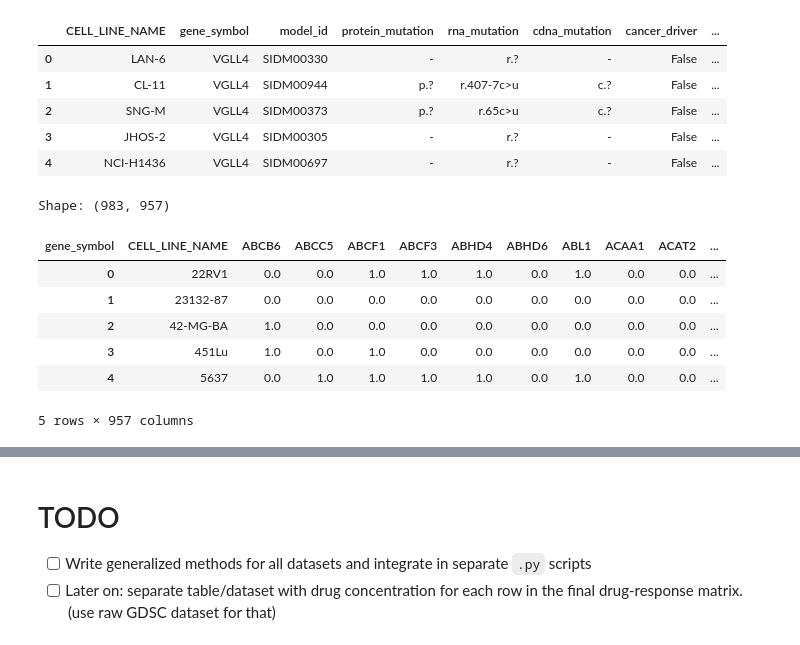
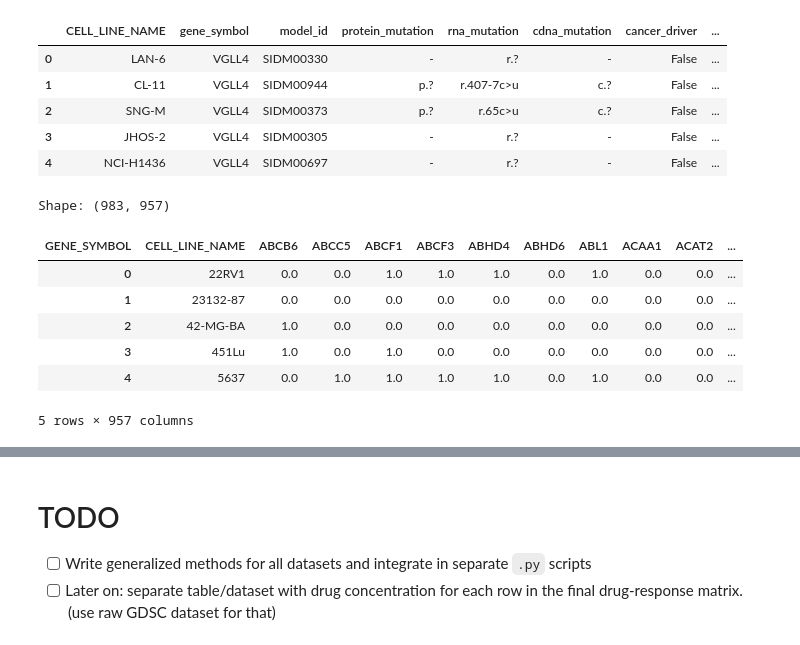
Before and after one commit to PeeteKeesel/gnn-for-drug-response-prediction, a Jupyter notebook: notebooks/dataset_creations.ipynb, the cells around one changed output, grey strips where cells are left out. Cells and saved outputs as stored; diff of their text form; code cells hidden in the pictures.

```diff
--- a/notebooks/dataset_creations.ipynb
+++ b/notebooks/dataset_creations.ipynb
@@ -639,26 +639,27 @@ Shape: (235906, 8)
 # %%
 mutations_v5 = pd.pivot_table(
     data    = mutations_v4,
     values  = 'cancer_driver',
     index   = ['CELL_LINE_NAME'],
     columns = ['gene_symbol'],
     aggfunc = np.sum,
     dropna  = False
 )
 
 # Set mutation values: 1.0=mutation, 0.0=no_mutation
 mutations_v5[mutations_v5==0.0] = 1.0
 mutations_v5[np.isnan(mutations_v5)] = 0.0
 
 mutations_v5['CELL_LINE_NAME'] = mutations_v5.index
 mutations_v5.insert(0, 'CELL_LINE_NAME', mutations_v5.pop('CELL_LINE_NAME'))
 mutations_v5.reset_index(drop=True, inplace=True)
+mutations_v5.columns.name = 'GENE_SYMBOL'
 
 print(f"Shape: {mutations_v5.shape}")
 mutations_v5.head(5)
 # %% [output]
 Shape: (983, 957)
-| gene_symbol | CELL_LINE_NAME | ABCB6 | ABCC5 | ABCF1 | ABCF3 | ABHD4 | ABHD6 | ABL1 | ACAA1 | ACAT2 | ... |
+| GENE_SYMBOL | CELL_LINE_NAME | ABCB6 | ABCC5 | ABCF1 | ABCF3 | ABHD4 | ABHD6 | ABL1 | ACAA1 | ACAT2 | ... |
 | 0 | 22RV1 | 0.0 | 0.0 | 1.0 | 1.0 | 1.0 | 0.0 | 1.0 | 0.0 | 0.0 | ... |
 | 1 | 23132-87 | 0.0 | 0.0 | 0.0 | 0.0 | 0.0 | 0.0 | 0.0 | 0.0 | 0.0 | ... |
 | 2 | 42-MG-BA | 1.0 | 0.0 | 0.0 | 0.0 | 0.0 | 0.0 | 0.0 | 0.0 | 0.0 | ... |
```
Also changed, not shown: parts of 3 cells of this notebook, 1 other file.
